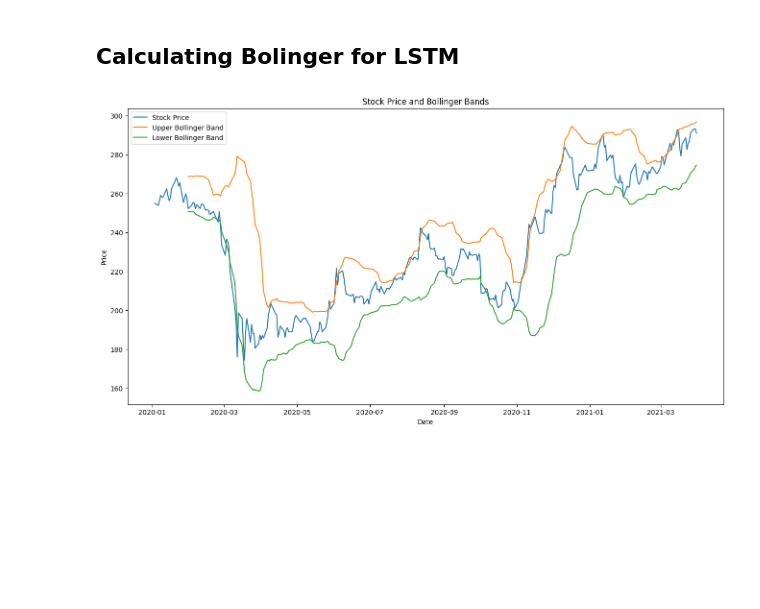
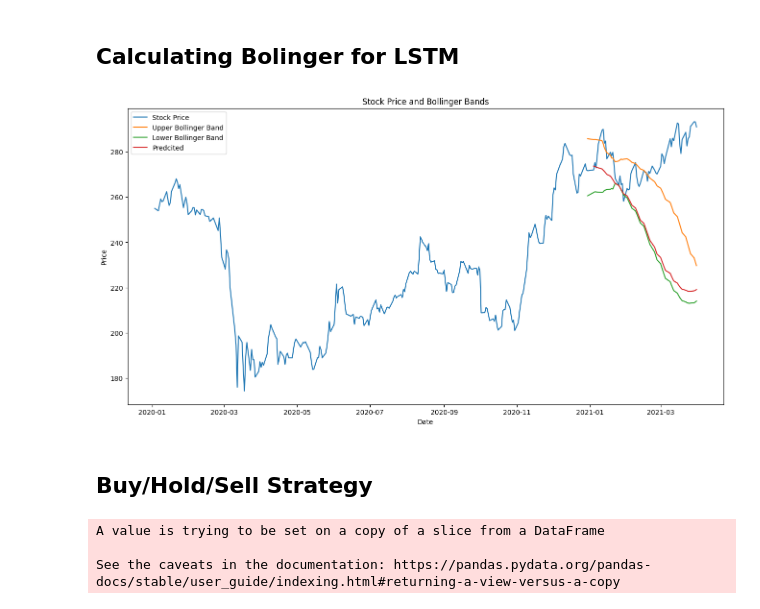
Before and after one commit to alyhussein86/C6oUVdljHlRZgnaq, a Jupyter notebook: P5_ValueInvestor.ipynb, the cells around one changed output. Cells and saved outputs as stored; diff of their text form; code cells hidden in the pictures; blank space fills up the shorter version.

```diff
--- a/P5_ValueInvestor.ipynb
+++ b/P5_ValueInvestor.ipynb
@@ -326,0 +346,13 @@ plt.show()
+# %%
+# Calculate Bollinger Bands
+def calculate_bollinger_bands(db, window):
+    db['SMA'] = db['y'].rolling(window=window).mean()
+    db['STD'] = db['y'].rolling(window=window).std()
+    db['High'] = db['SMA'] + (2 * db['STD'])
+    db['Low'] = db['SMA'] - (2 * db['STD'])
+    return db
+
+window_size = 20
+
+# Visualize the stock prices and Bollinger Bands
+df_bol = calculate_bollinger_bands(predictions_Bolinger, window_size)
@@ -430,0 +433,7 @@ See the caveats in the documentation: https://pandas.pydata.org/pandas-docs/stab
+# %%
+for i in range(len(predictions_Bolinger)):
+  if predictions_Bolinger['y'][i] < df_bol['Low'][i]:
+    predictions_Bolinger['Signal'][i] = 'BUY'
+  elif predictions_Bolinger['y'][i] >= df_bol['Low'][i] and predictions_Bolinger['y'][i]<= df_bol['High'][i]:
+    predictions_Bolinger['Signal'] = 'HOLD'
+  else: predictions_Bolinger['Signal'] = 'Sell'
@@ -611,6 +636,8 @@ dates_2021.reset_index(drop=True, inplace=True)
 
 # Assign the filtered dates to the 'Date' column in 'df_predictions'
 df_predictions['Date'] = dates_2021
+
+df_predictions = df_predictions[['Date','Price']]
 # %% [markdown]
 ## Plotting Actual vs Forecasted for the 1st Quarter 2021
 # %%
@@ -624,0 +652,2 @@ plt.show()
+# %%
+df_predictions_Bolinger = pd.concat([train[['Date','Price']].tail(window),df_predictions]).reset_index(drop=True)
@@ -627,25 +672,39 @@ plt.show()
 # %%
 # Calculate Bollinger Bands
 def calculate_bollinger_bands(db, window):
     db['SMA'] = db['Price'].rolling(window=window).mean()
     db['STD'] = db['Price'].rolling(window=window).std()
     db['High'] = db['SMA'] + (2 * db['STD'])
     db['Low'] = db['SMA'] - (2 * db['STD'])
     return db
 
 window_size = 20
 
 # Visualize the stock prices and Bollinger Bands
-df_b = calculate_bollinger_bands(df_pd, window_size)
+df_b = calculate_bollinger_bands(df_predictions_Bolinger, window_size)
 
 plt.figure(figsize=(16, 8))
 plt.plot(df_pd['Date'], df_pd['Price'], label='Stock Price')
-plt.plot(df_pd['Date'], df_pd['High'], label='Upper Bollinger Band')
-plt.plot(df_pd['Date'], df_pd['Low'], label='Lower Bollinger Band')
+plt.plot(df_b['Date'], df_b['High'], label='Upper Bollinger Band')
+plt.plot(df_b['Date'], df_b['Low'], label='Lower Bollinger Band')
+plt.plot(df_predictions['Date'], df_predictions['Price'],label='Predcited')
 plt.title('Stock Price and Bollinger Bands')
 plt.xlabel('Date')
 plt.ylabel('Price')
 plt.legend()
 plt.show()
 # %% [output]
-[figure, old version]
+[figure, new version]
+# %% [markdown]
+## Buy/Hold/Sell Strategy
+# %%
+for i in range(len(df_predictions)):
+  if df_predictions['Price'][i] < df_b['Low'][i]:
+    df_predictions['Signal'][i] = 'BUY'
+  elif df_predictions['Price'][i] >= df_b['Low'][i] and df_predictions['Price'][i]<= df_b['High'][i]:
+    df_predictions['Signal'] = 'HOLD'
+  else: df_predictions['Signal'] = 'Sell'
+# %% [output]
+A value is trying to be set on a copy of a slice from a DataFrame
+
+See the caveats in the documentation: https://pandas.pydata.org/pandas-docs/stable/user_guide/indexing.html#returning-a-view-versus-a-copy
```
Also changed, not shown: parts of 42 cells of this notebook.
